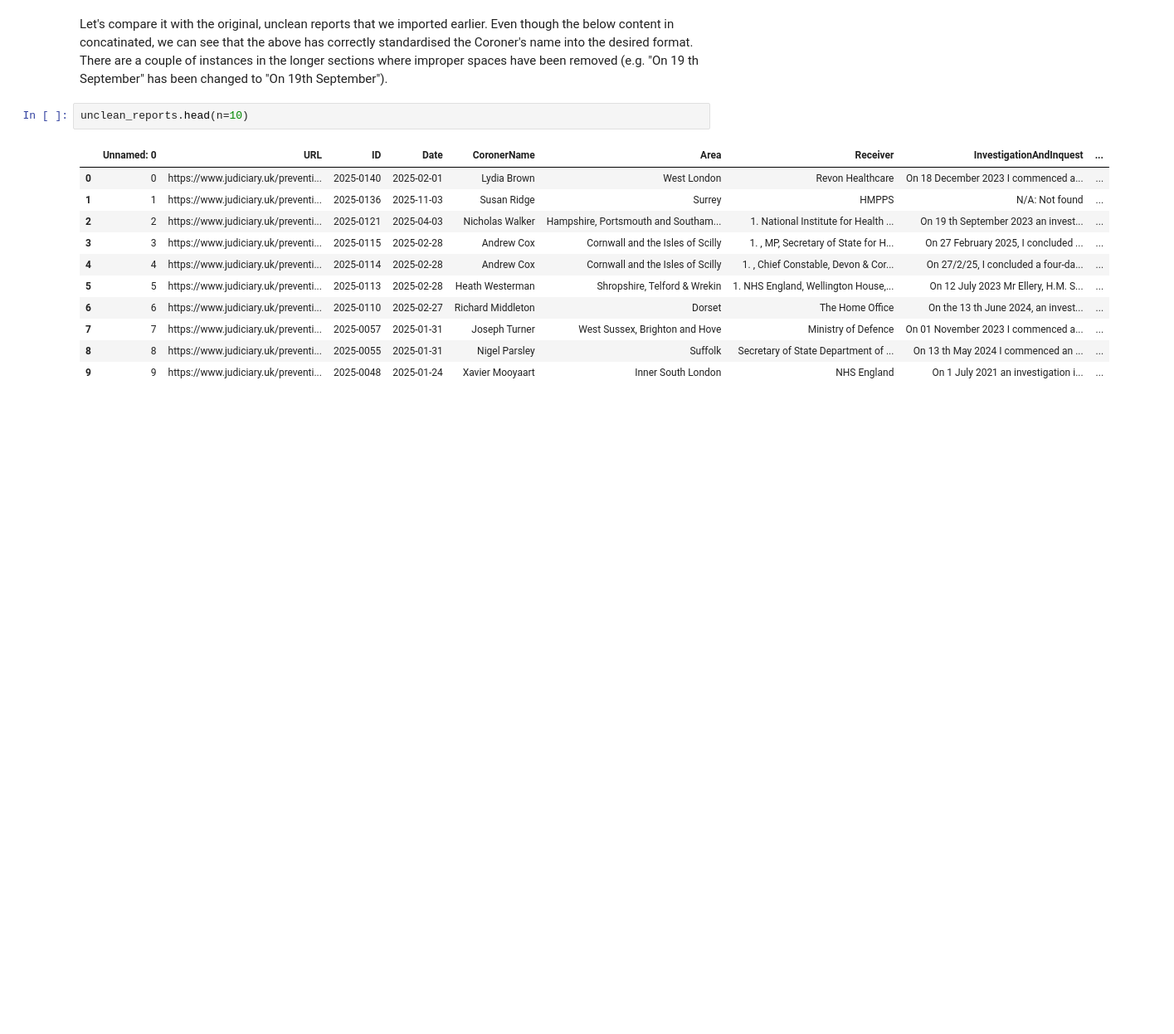
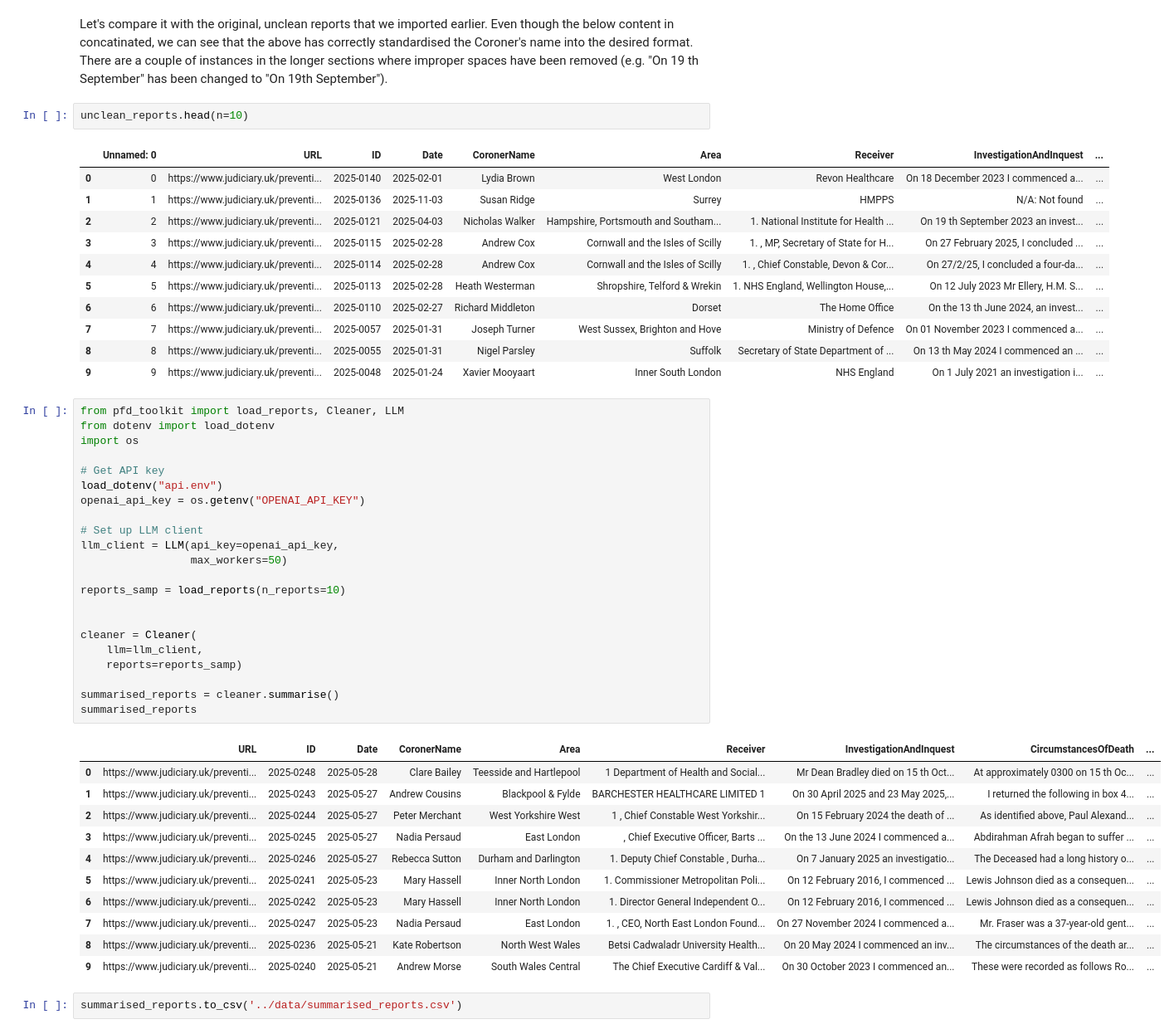
Before and after one commit to Sam-Osian/PFD-toolkit, a Jupyter notebook: notebooks/DEMO_Cleaner.ipynb, the cells around one changed output. Shown at 83% size. Saved outputs shown, nothing was run; the diff lists cells and outputs as text; blank space fills up the shorter version.

Commit message:
Add summarise() method to Cleaner class for report summarisation

```diff
--- a/notebooks/DEMO_Cleaner.ipynb
+++ b/notebooks/DEMO_Cleaner.ipynb
@@ -62,3 +62,39 @@ unclean_reports.head(n=10)
 | 7 | 7 | https://www.judiciary.uk/preventi... | 2025-0057 | 2025-01-31 | Joseph Turner | West Sussex, Brighton and Hove | Ministry of Defence | On 01 November 2023 I commenced a... | ... |
 | 8 | 8 | https://www.judiciary.uk/preventi... | 2025-0055 | 2025-01-31 | Nigel Parsley | Suffolk | Secretary of State Department of ... | On 13 th May 2024 I commenced an ... | ... |
 | 9 | 9 | https://www.judiciary.uk/preventi... | 2025-0048 | 2025-01-24 | Xavier Mooyaart | Inner South London | NHS England | On 1 July 2021 an investigation i... | ... |
+# %%
+from pfd_toolkit import load_reports, Cleaner, LLM
+from dotenv import load_dotenv
+import os
+
+# Get API key
+load_dotenv("api.env")
+openai_api_key = os.getenv("OPENAI_API_KEY")
+
+# Set up LLM client
+llm_client = LLM(api_key=openai_api_key,
+                 max_workers=50)
+
+reports_samp = load_reports(n_reports=10)
+
+
+cleaner = Cleaner(
+    llm=llm_client,
+    reports=reports_samp)
+
+summarised_reports = cleaner.summarise()
+summarised_reports
+# %% [output]
+|  | URL | ID | Date | CoronerName | Area | Receiver | InvestigationAndInquest | CircumstancesOfDeath | ... |
+| 0 | https://www.judiciary.uk/preventi... | 2025-0248 | 2025-05-28 | Clare Bailey | Teesside and Hartlepool | 1 Department of Health and Social... | Mr Dean Bradley died on 15 th Oct... | At approximately 0300 on 15 th Oc... | ... |
+| 1 | https://www.judiciary.uk/preventi... | 2025-0243 | 2025-05-27 | Andrew Cousins | Blackpool & Fylde | BARCHESTER HEALTHCARE LIMITED 1 | On 30 April 2025 and 23 May 2025,... | I returned the following in box 4... | ... |
+| 2 | https://www.judiciary.uk/preventi... | 2025-0244 | 2025-05-27 | Peter Merchant | West Yorkshire West | 1 , Chief Constable West Yorkshir... | On 15 February 2024 the death of ... | As identified above, Paul Alexand... | ... |
+| 3 | https://www.judiciary.uk/preventi... | 2025-0245 | 2025-05-27 | Nadia Persaud | East London | , Chief Executive Officer, Barts ... | On the 13 June 2024 I commenced a... | Abdirahman Afrah began to suffer ... | ... |
+| 4 | https://www.judiciary.uk/preventi... | 2025-0246 | 2025-05-27 | Rebecca Sutton | Durham and Darlington | 1. Deputy Chief Constable , Durha... | On 7 January 2025 an investigatio... | The Deceased had a long history o... | ... |
+| 5 | https://www.judiciary.uk/preventi... | 2025-0241 | 2025-05-23 | Mary Hassell | Inner North London | 1. Commissioner Metropolitan Poli... | On 12 February 2016, I commenced ... | Lewis Johnson died as a consequen... | ... |
+| 6 | https://www.judiciary.uk/preventi... | 2025-0242 | 2025-05-23 | Mary Hassell | Inner North London | 1. Director General Independent O... | On 12 February 2016, I commenced ... | Lewis Johnson died as a consequen... | ... |
+| 7 | https://www.judiciary.uk/preventi... | 2025-0247 | 2025-05-23 | Nadia Persaud | East London | 1. , CEO, North East London Found... | On 27 November 2024 I commenced a... | Mr. Fraser was a 37-year-old gent... | ... |
+| 8 | https://www.judiciary.uk/preventi... | 2025-0236 | 2025-05-21 | Kate Robertson | North West Wales | Betsi Cadwaladr University Health... | On 20 May 2024 I commenced an inv... | The circumstances of the death ar... | ... |
+| 9 | https://www.judiciary.uk/preventi... | 2025-0240 | 2025-05-21 | Andrew Morse | South Wales Central | The Chief Executive Cardiff & Val... | On 30 October 2023 I commenced an... | These were recorded as follows Ro... | ... |
+# %%
+summarised_reports.to_csv('../data/summarised_reports.csv')
```
Also changed, not shown: parts of 1 cell of this notebook, 3 other files.
